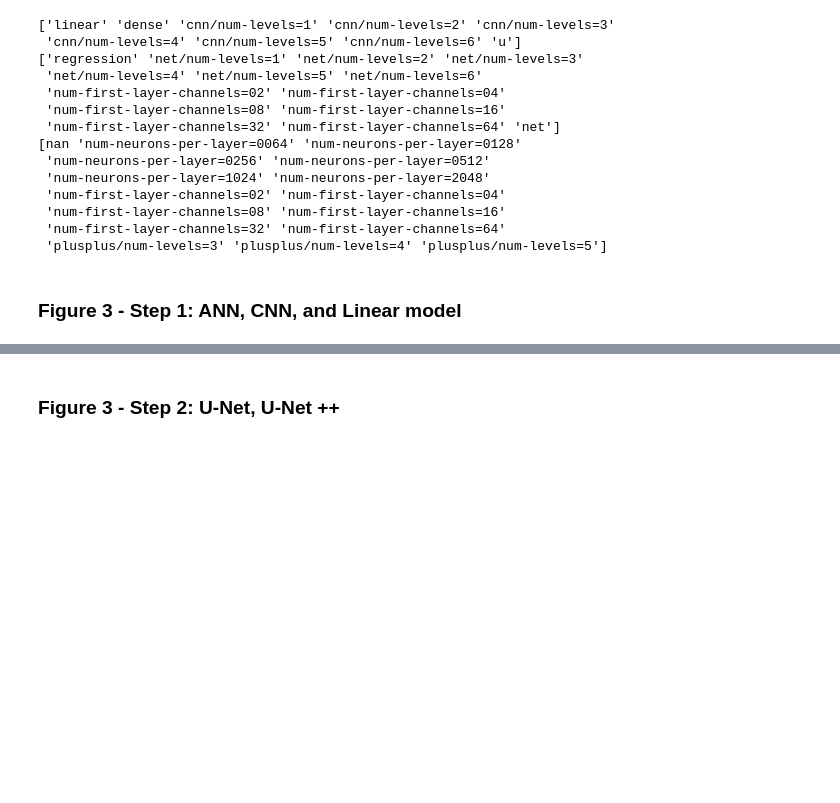
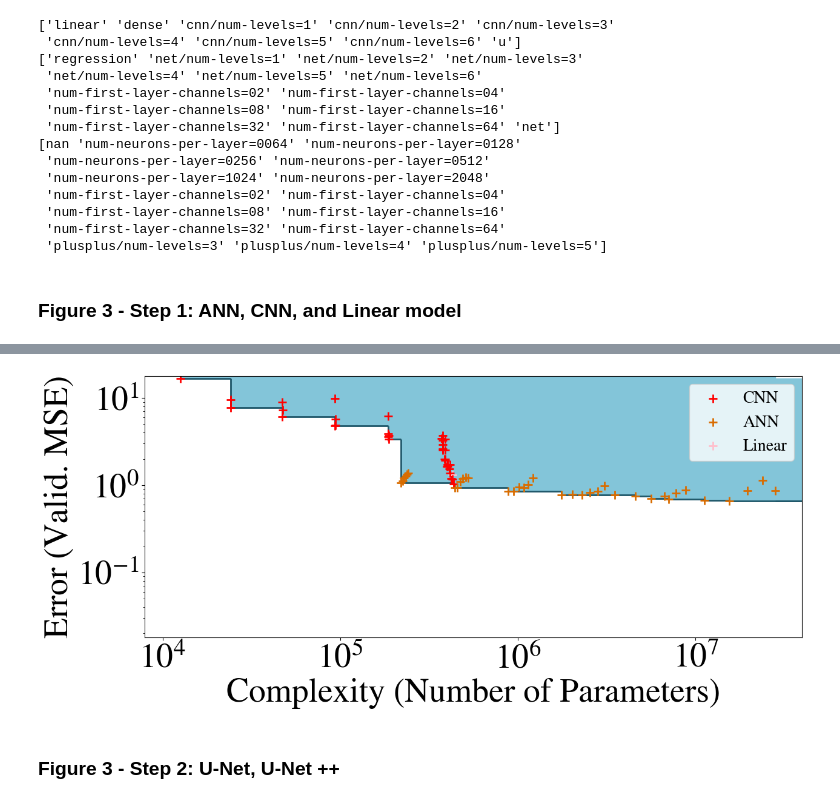
Before and after one commit to tbeucler/ml4rt, a Jupyter notebook: notebooks_tbeucler/04_AOFD_Figures.ipynb, the cells around one changed output, grey strips where cells are left out. Drawn from its saved outputs; the diff is of its cells as text; code cells hidden in the pictures; blank space fills up the shorter version.

Commit message:
First draft of new radiation plots

```diff
--- a/notebooks_tbeucler/04_AOFD_Figures.ipynb
+++ b/notebooks_tbeucler/04_AOFD_Figures.ipynb
@@ -886,4 +885,8 @@ lingreen = Green3_cmap(1)
+# %%
+#key_y0 = ' simple_heating_rate_mse_k2_day02'
+key_y0 = ' complex_heating_rate_mse_k2_day02'
 # %% [markdown]
 ### Figure 3 - Step 1: ANN, CNN, and Linear model
 # %%
-key_substrings = ['linear','cnn','u_net_plusplus/','u_net/','dense']
+key_substrings = ['linear','cnn','dense']
+#key_substrings = ['linear','cnn','u_net_plusplus/','u_net/','dense']
@@ -897,2 +912,80 @@ ValueError: min() arg is an empty sequence
+# %%
+parameters, mse_scores, pareto_parameters, pareto_mse_scores, filtered_keys = \
+    extract_pareto_data(data_dict, key_substrings,
+                    original_dict=df['model_hyperparams'].unique(),
+                    new_point_1_mse_scores=40, new_point_2_parameters=8,
+                    key_x = ' num_trainable_params', key_y = key_y0)
+# %%
+# Plot setup
+#fig = plt.figure(figsize=(23/2, 19/2))
+fig = plt.figure(figsize=(35/2.5, 14/2.5))
+ax = fig.add_subplot(111)
+
+# Color the area above the Pareto front without introducing vertical lines
+for i in range(len(pareto_parameters) - 1):
+    ax.fill_betweenx([pareto_mse_scores[i], max(mse_scores)],
+                     pareto_parameters[i], pareto_parameters[i + 1],
+                     color=colors_fig1['medium_blue'])
+# Fill the rightmost area
+ax.fill_betweenx([min(mse_scores), max(mse_scores)], pareto_parameters[-1], max(parameters),
+                 color=colors_fig1['medium_blue'])
+# Fill the leftmost area
+ax.fill_betweenx([pareto_mse_scores[0], max(mse_scores)], min(parameters), max(parameters),
+                 color=colors_fig1['medium_blue'])
+
+# Draw the Pareto front with vertical and horizontal lines
+for i in range(len(pareto_parameters)):
+    if i > 0:
+        ax.vlines(x=pareto_parameters[i], ymin=pareto_mse_scores[i-1],
+                  ymax=pareto_mse_scores[i], color=colors_fig1['dark_blue'], linewidth=2)
+    ax.hlines(y=pareto_mse_scores[i], xmin=pareto_parameters[i],
+              xmax=pareto_parameters[i+1] if i+1 < len(pareto_parameters) else max(parameters),
+              color=colors_fig1['dark_blue'], linewidth=2)
+
+# Plot all points except NNs/equations
+for k in filtered_keys:
+    skip = 0
+    if 'linear' in k: col = red_cmap(2); m='+'; cap = 'Linear'; skip = 0
+    elif 'cnn' in k or 'sq_bfgs_regimes' in k: col = 'red'; m='+'; cap = 'CNN'; skip = 0
+    elif 'dense' in k: col = orange_cmap(1); m='+'; cap = 'ANN'; skip = 0
+    elif 'cell_NN' in k: col = pink_cmap(1); m='+'; cap = 'Neural Network (NN) Baseline'; skip = 0
+    elif 'seq_feat_sel_NN' in k: col = pink_cmap(5); m='+'; cap = 'NN with Sequentially Selected Features'; skip=0
+    elif 'pysr' in k: col = green_cmap(5); m='+'; cap = 'Discovered PySR equation'; skip = 0
+    elif 'gpgomea' in k: col = green_cmap(2); m='+'; cap = 'Discovered GP-GOMEA equation'; skip = 0
+    else:
+        print('k=',k)
+        col='gray'; m = '+'; skip = 0
+    if skip==0:
+        ax.scatter(np.log10(data_dict[' num_trainable_params'][k]),
+                   data_dict[key_y0][k],
+                   s=siz,color=col,zorder=2,marker=m,label=cap)
+
+# Set limits
+ax.set_xlim((3.9, 7.6))
+ax.set_ylim((0.018, 18))
+# Make y axis log
+ax.set_yscale('log')
+
+# Improve the plot
+plt.xlabel('Complexity (Number of Parameters)')
+plt.ylabel('Error (Valid. MSE)')
+
+# For the legend, only keep three entries
+# if 'linear' in k
+# if 'cnn' in k
+# if 'dense' in k
+# and use cap as label
+plt.legend(loc='upper right')
+# Eliminate all redondant legend entries
+handles, labels = plt.gca().get_legend_handles_labels()
+by_label = dict(zip(labels, handles))
+plt.legend(by_label.values(), by_label.keys(),fontsize=fz/2, loc='upper right')
+
+# Use scientific notation for x-ticks
+ax.xaxis.set_major_formatter(ticker.FuncFormatter(lambda x, pos: f'$10^{{{int(x)}}}$'))
+
+plt.show()
+# %% [output]
+[figure, added]
 # %% [markdown]
 ### Figure 3 - Step 2: U-Net, U-Net ++
```
Also changed, not shown: parts of 7 cells of this notebook.
